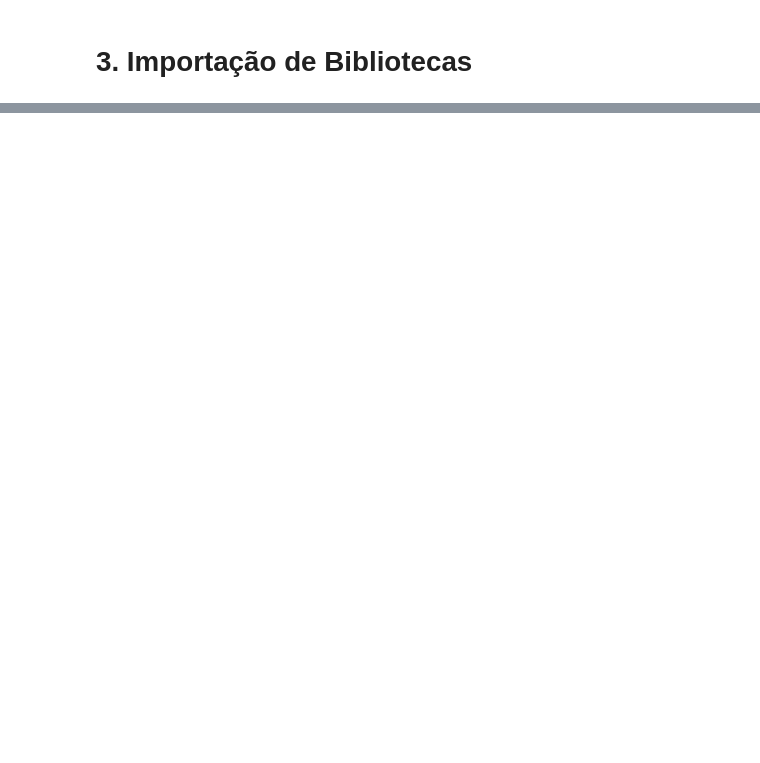
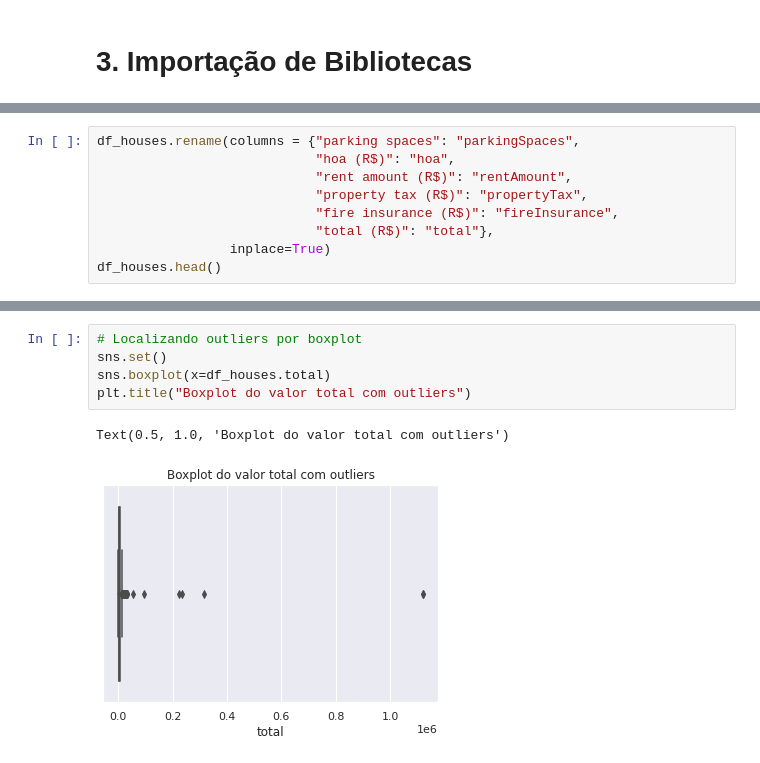
Before and after one commit to patricktapajos/ex-python-ds, a Jupyter notebook: mod03-estatistica/estatistica_trabalho_final.ipynb, the cells around one changed output, grey strips where cells are left out. Drawn from its saved outputs; the diff is of its cells as text; blank space fills up the shorter version.

```diff
--- a/mod03-estatistica/estatistica_trabalho_final.ipynb
+++ b/mod03-estatistica/estatistica_trabalho_final.ipynb
@@ -93,0 +160,9 @@ df_houses
+# %%
+df_houses.rename(columns = {"parking spaces": "parkingSpaces",
+                            "hoa (R$)": "hoa",
+                            "rent amount (R$)": "rentAmount",
+                            "property tax (R$)": "propertyTax",
+                            "fire insurance (R$)": "fireInsurance",
+                            "total (R$)": "total"},
+                 inplace=True)
+df_houses.head()
@@ -93,0 +305,8 @@ df_houses
+# %%
+# Localizando outliers por boxplot
+sns.set()
+sns.boxplot(x=df_houses.total)
+plt.title("Boxplot do valor total com outliers")
+# %% [output]
+Text(0.5, 1.0, 'Boxplot do valor total com outliers')
+[figure, added]
```
Also changed, not shown: parts of 93 cells of this notebook, 14 other files.
